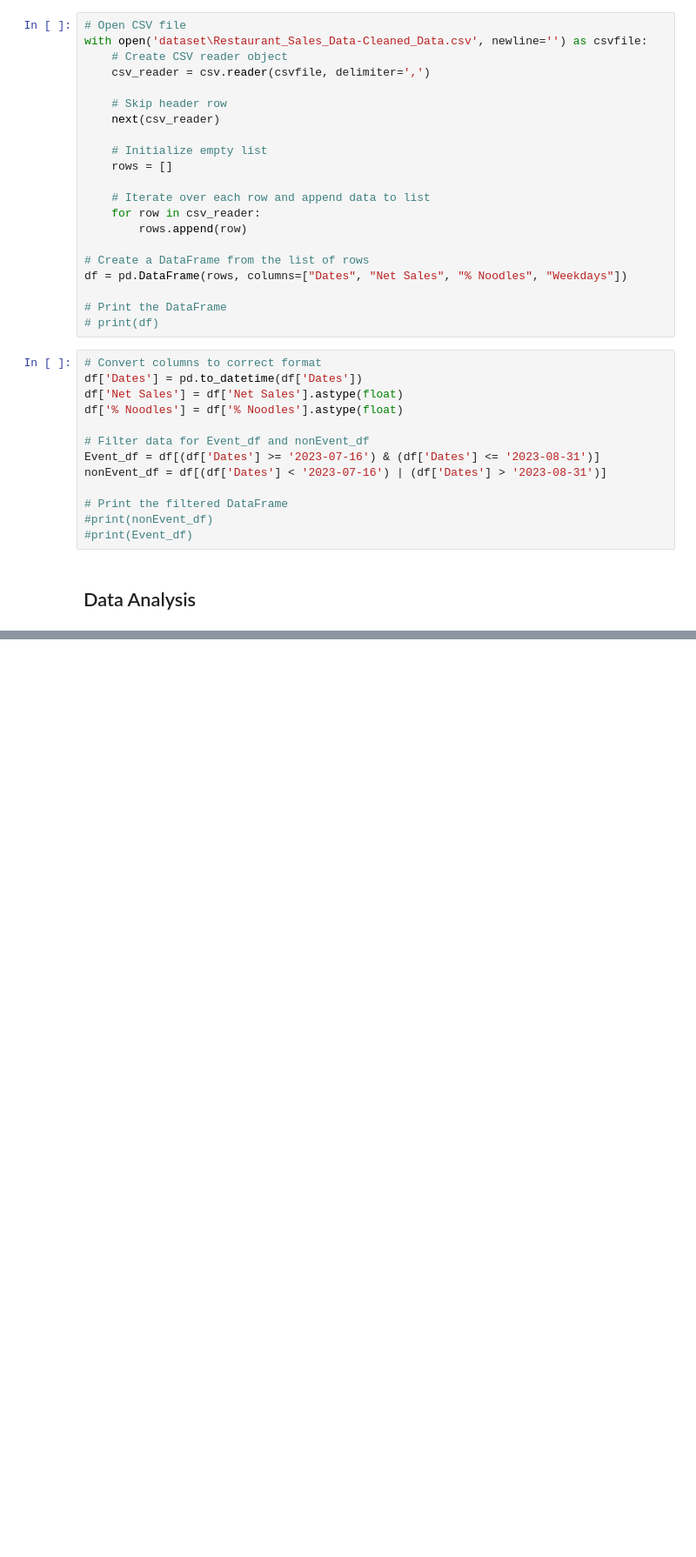
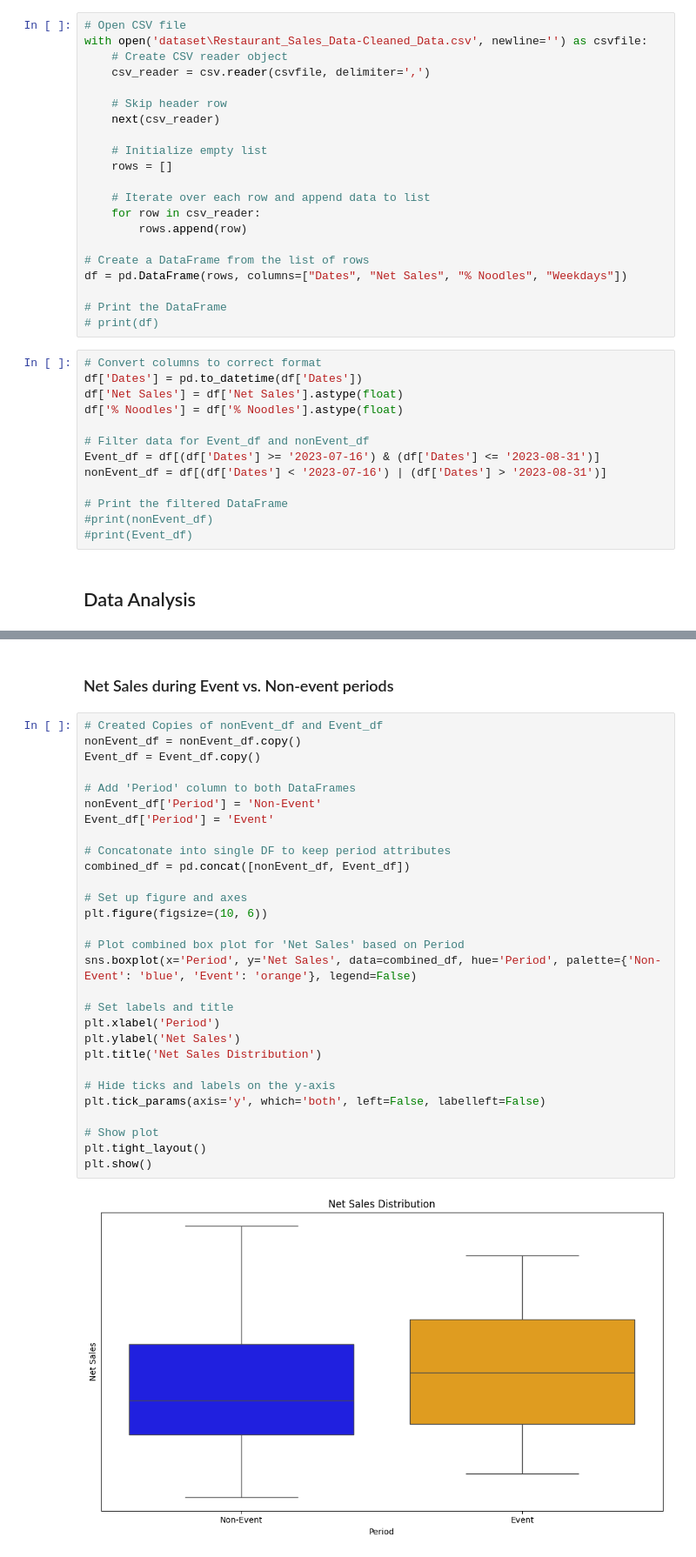
Before and after one commit to leejeff0319/Restaurant_Promotional_Event, a Jupyter notebook: Data_Analysis.ipynb, the cells around one changed output, grey strips where cells are left out. Shown at 87% size. Saved outputs shown, nothing was run; the diff lists cells and outputs as text; blank space fills up the shorter version.

```diff
--- a/Data_Analysis.ipynb
+++ b/Data_Analysis.ipynb
@@ -83,0 +75,33 @@ plt.show()
+# %% [markdown]
+### Net Sales during Event vs. Non-event periods
+# %%
+# Created Copies of nonEvent_df and Event_df
+nonEvent_df = nonEvent_df.copy()
+Event_df = Event_df.copy()
+
+# Add 'Period' column to both DataFrames
+nonEvent_df['Period'] = 'Non-Event'
+Event_df['Period'] = 'Event'
+
+# Concatonate into single DF to keep period attributes
+combined_df = pd.concat([nonEvent_df, Event_df])
+
+# Set up figure and axes
+plt.figure(figsize=(10, 6))
+
+# Plot combined box plot for 'Net Sales' based on Period
+sns.boxplot(x='Period', y='Net Sales', data=combined_df, hue='Period', palette={'Non-Event': 'blue', 'Event': 'orange'}, legend=False)
+
+# Set labels and title
+plt.xlabel('Period')
+plt.ylabel('Net Sales')
+plt.title('Net Sales Distribution')
+
+# Hide ticks and labels on the y-axis
+plt.tick_params(axis='y', which='both', left=False, labelleft=False)
+
+# Show plot
+plt.tight_layout()
+plt.show()
+# %% [output]
+[figure, added]
```
Also changed, not shown: parts of 7 cells of this notebook, 1 other file.
